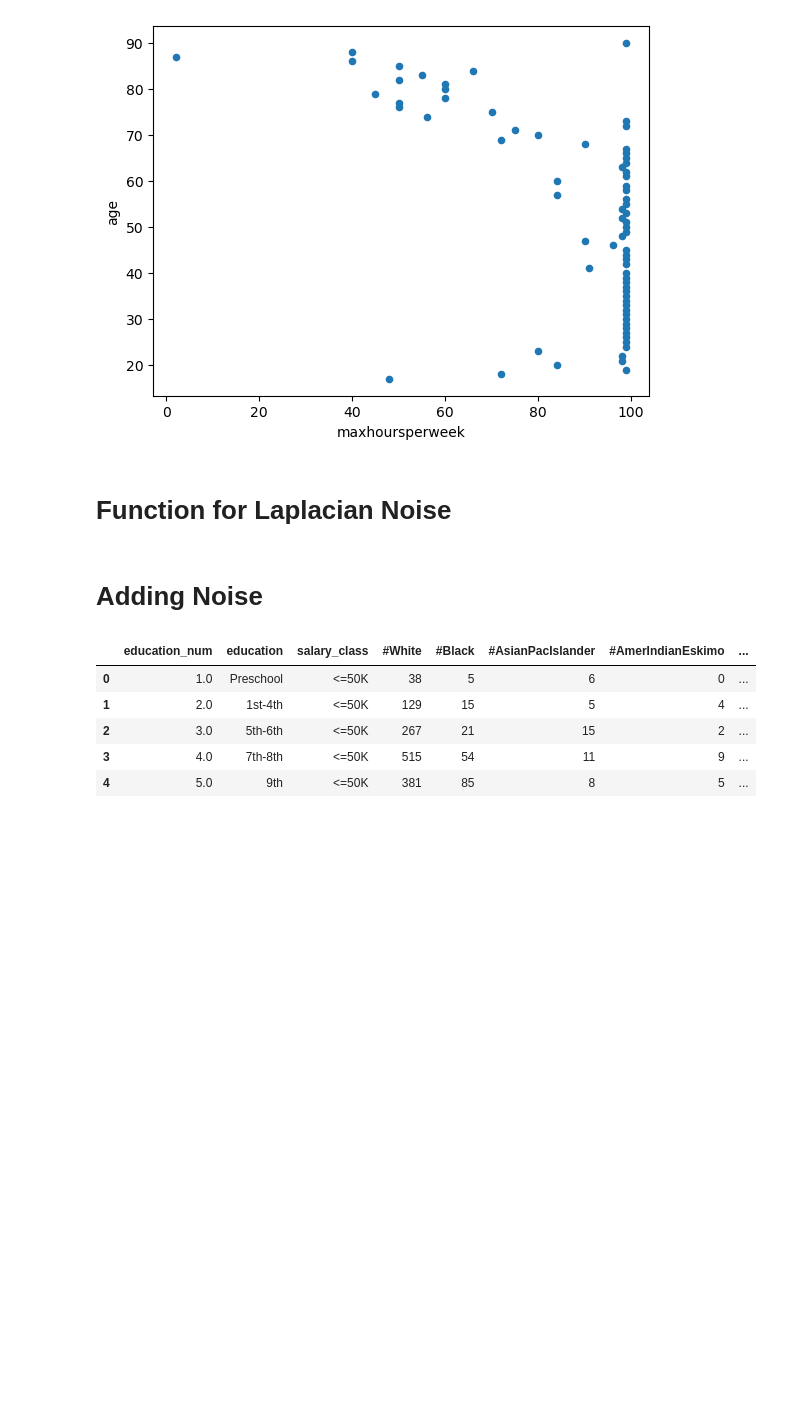
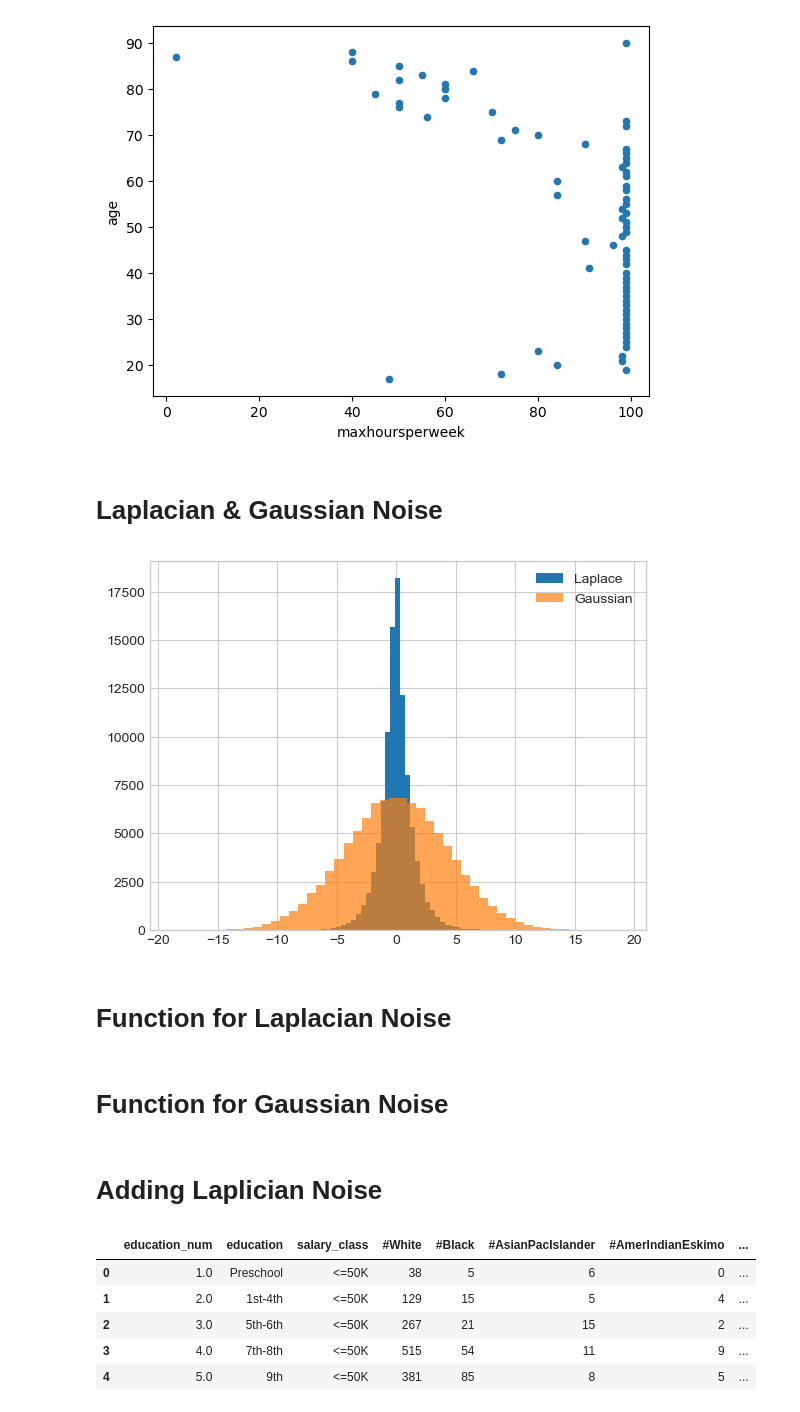
Before and after one commit to UdayaPriyaS01/ADBMS_Project, a Jupyter notebook: Differentail_Data_Privacy.ipynb, the cells around one changed output. Cells and saved outputs as stored; diff of their text form; code cells hidden in the pictures; blank space fills up the shorter version.

```diff
--- a/Differentail_Data_Privacy.ipynb
+++ b/Differentail_Data_Privacy.ipynb
@@ -214,6 +214,23 @@ maxHrs_age_df.plot(x="maxhoursperweek",y="age",kind="scatter")
 # %% [output]
 <AxesSubplot:xlabel='maxhoursperweek', ylabel='age'>
 [figure]
+# %% [markdown]
+# Laplacian & Gaussian Noise
+# %%
+import matplotlib.pyplot as plt
+plt.style.use('seaborn-whitegrid')
+import pandas as pd
+import numpy as np
+epsilon = 1
+vals_laplace = [np.random.laplace(loc=0, scale=1/epsilon) for x in range(100000)]
+delta = 10e-5
+sigma = np.sqrt(2 * np.log(1.25 / delta)) * 1 / epsilon
+vals_gauss = [np.random.normal(loc=0, scale=sigma) for x in range(100000)]
+plt.hist(vals_laplace, bins=50, label='Laplace')
+plt.hist(vals_gauss, bins=50, alpha=.7, label='Gaussian');
+plt.legend();
+# %% [output]
+[figure, added]
 # %% [markdown]
 # Function for Laplacian Noise
 # %%
@@ -224,3 +241,5 @@ def add_laplacian_noise(col_name,ep):
     #print(datacount)
     Laplacian_noise = np.random.laplace(location,scale)#,len(datacount))
     return Laplacian_noise
+# %% [markdown]
+# Function for Gaussian Noise
@@ -227,5 +252,5 @@ def add_laplacian_noise(col_name,ep):
 # %% [markdown]
-# Adding Noise
+# Adding Laplician Noise
 # %%
 count_race_df.head(5)
 # %% [output]
```
Also changed, not shown: parts of 18 cells of this notebook.
